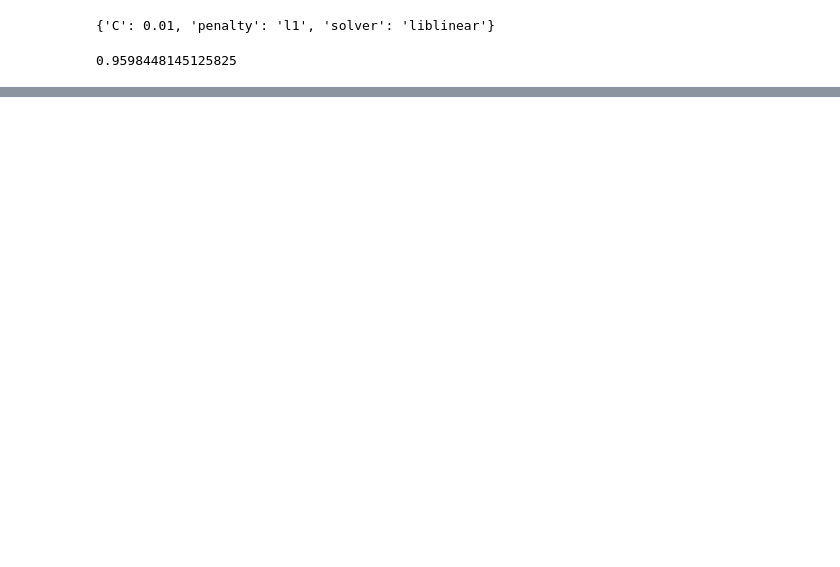
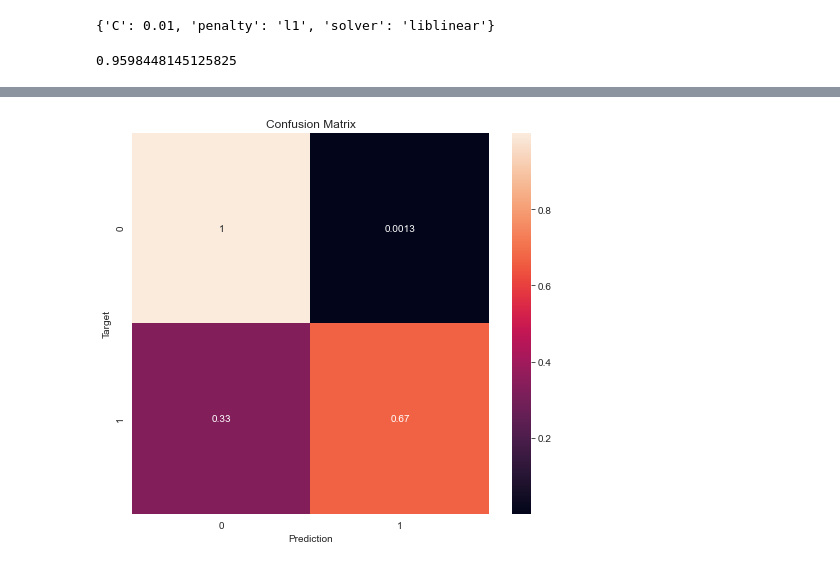
Before and after one commit to MosesMusyoki/Diabetes_Analysis_phase3, a Jupyter notebook: index.ipynb, the cells around one changed output, grey strips where cells are left out. Saved outputs shown, nothing was run; the diff lists cells and outputs as text; code cells hidden in the pictures; blank space fills up the shorter version.

```diff
--- a/index.ipynb
+++ b/index.ipynb
@@ -607,9 +607,10 @@ accuracy
 # %% [output]
 0.9566559173341656
 # %%
-fig, ax = plt.subplots(figsize=(8,7))
-cf = confusion_matrix(y_test, test_preds, normalize='true')
-sns.heatmap(cf, annot=True)
-plt.xlabel('Prediction')
-plt.ylabel('Target')
-plt.title('Confusion Matrix');
+def plot_confusion(tests, preds):
+    fig, ax = plt.subplots(figsize=(8,7))
+    cf = confusion_matrix(tests, preds, normalize='true')
+    sns.heatmap(cf, annot=True)
+    plt.xlabel('Prediction')
+    plt.ylabel('Target')
+    plt.title('Confusion Matrix');
@@ -741,0 +886,4 @@ Evaluation of model after tuning parameters
+# %%
+# create a classification report of the decison tree
+test_predictions = dt.predict(X_test)
+print(classification_report(y_test, test_predictions))
@@ -741,0 +899,5 @@ Evaluation of model after tuning parameters
+# %%
+# plot the confusion matrix
+plot_confusion(y_test, test_predictions)
+# %% [output]
+[figure, added]
```
Also changed, not shown: parts of 35 cells of this notebook.
